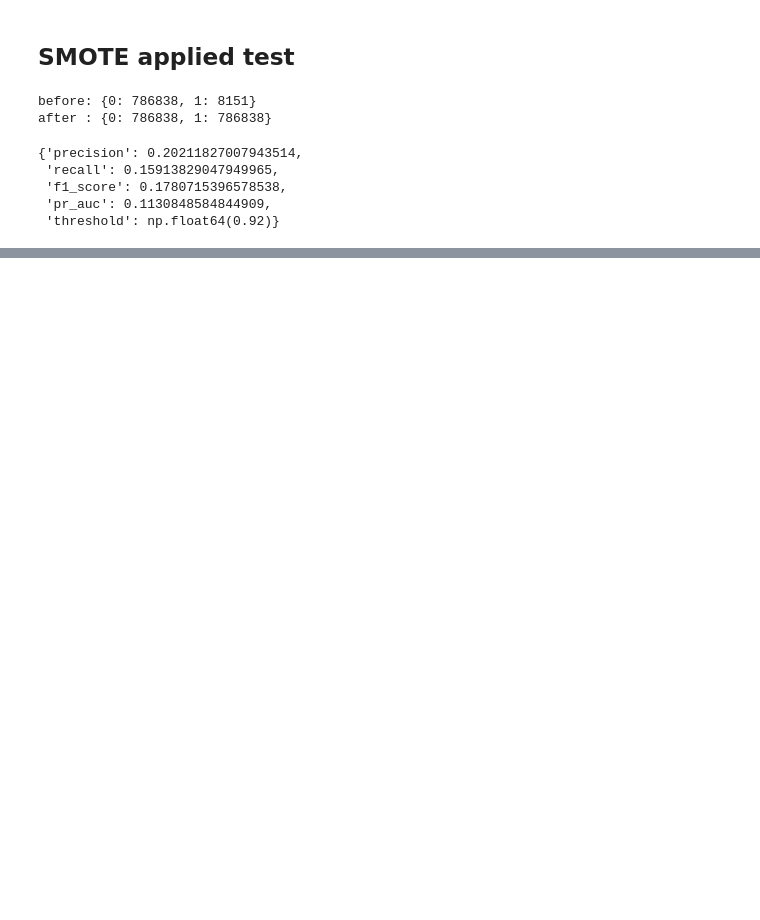
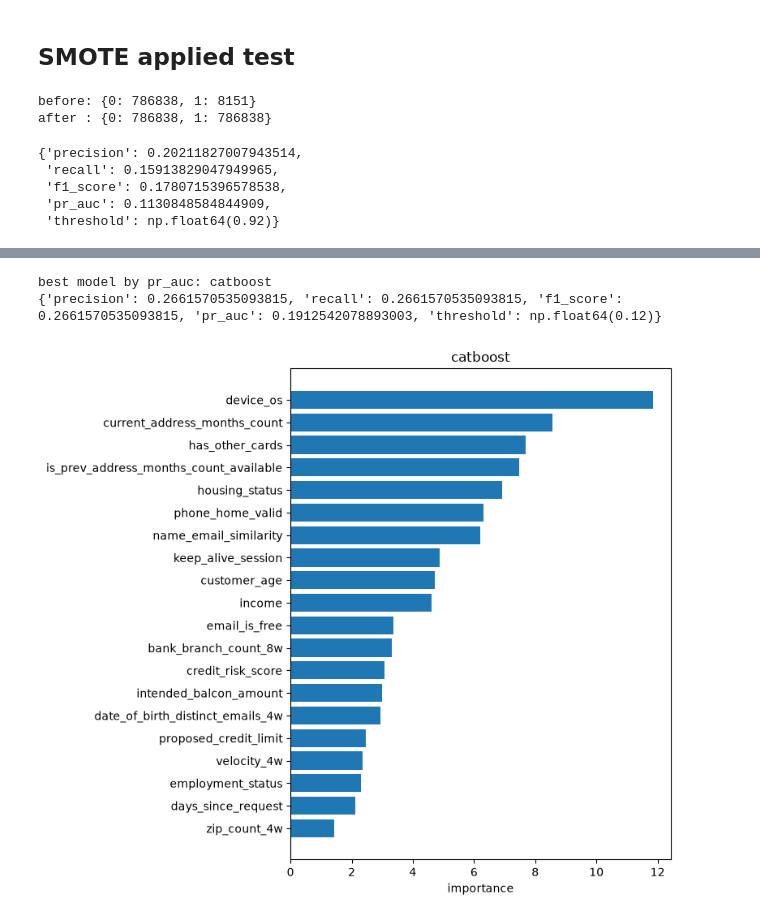
Before and after one commit to Aomsub101/Fraud-Detection, a Jupyter notebook: notebooks/02_models.ipynb, the cells around one changed output, grey strips where cells are left out. Saved outputs shown, nothing was run; the diff lists cells and outputs as text; code cells hidden in the pictures; blank space fills up the shorter version.

Commit message:
[feature] model experient+error analysis+ model interpetration

```diff
--- a/notebooks/02_models.ipynb
+++ b/notebooks/02_models.ipynb
@@ -91,6 +91,7 @@ cat_cols = X_train.select_dtypes(include="object").columns.tolist()
 num_cols = [c for c in X_train.columns if c not in cat_cols]
 
 results = {}
+fitted_models = {}   # name -> {"model": ..., "X_test": ...}, used for interpretation later
 
 def best_f1_threshold(y_true, y_score):
     thresholds = np.linspace(0.01, 0.99, 99)
@@ -98,10 +99,12 @@ def best_f1_threshold(y_true, y_score):
     best = int(np.argmax(f1s))
     return thresholds[best], f1s[best]
 
-def score_model(name, train_score, test_score):
+def score_model(name, train_score, test_score, model=None, X_test_used=None):
     t, _ = best_f1_threshold(y_train, train_score)
     y_pred = (test_score >= t).astype(int)
     results[name] = {**evaluate_model(y_test, y_pred, test_score), "threshold": t}
+    if model is not None:
+        fitted_models[name] = {"model": model, "X_test": X_test_used}
     return results[name]
 # %% [output]
 See https://pandas.pydata.org/docs/user_guide/migration-3-strings.html#string-migration-select-dtypes for details on how to write code that works with pandas 2 and 3.
@@ -367,0 +593,20 @@ Did not meet early stopping. Best iteration is:
+# %%
+from sklearn.pipeline import Pipeline
+
+METRIC = "pr_auc"
+best_name = max(results, key=lambda k: results[k][METRIC])
+model = fitted_models[best_name]["model"]
+X_te = fitted_models[best_name]["X_test"]
+print(f"best model by {METRIC}: {best_name}")
+print(results[best_name])
+
+if isinstance(model, Pipeline):
+    clf = model.named_steps["clf"]
+    names = model.named_steps["prep"].get_feature_names_out()
+    plot_feature_importance(clf, names, title=best_name)
+else:
+    plot_feature_importance(model, X_te.columns, title=best_name)
+# %% [output]
+best model by pr_auc: catboost
+{'precision': 0.2661570535093815, 'recall': 0.2661570535093815, 'f1_score': 0.2661570535093815, 'pr_auc': 0.1912542078893003, 'threshold': np.float64(0.12)}
+[figure, added]
```
Also changed, not shown: parts of 28 cells of this notebook, 9 other files.
